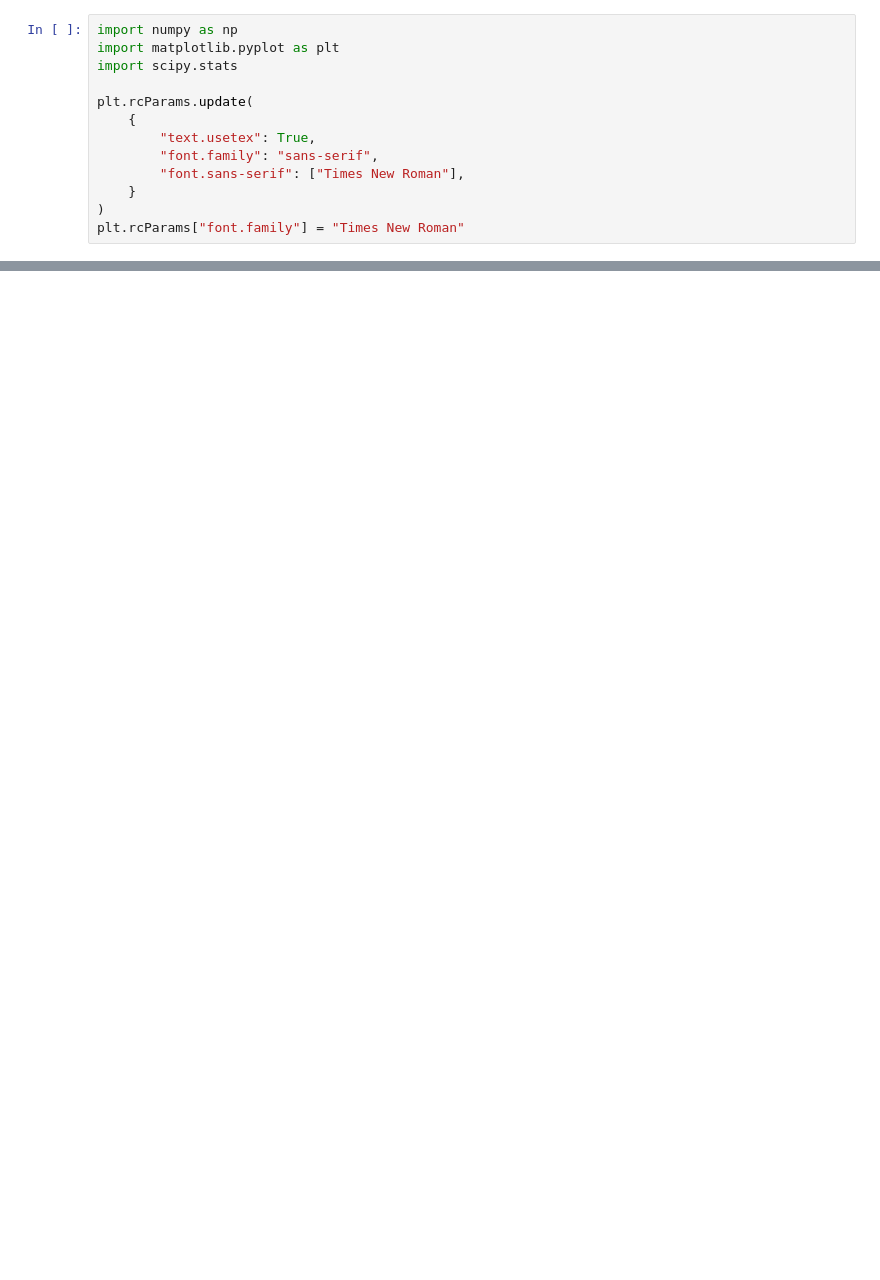
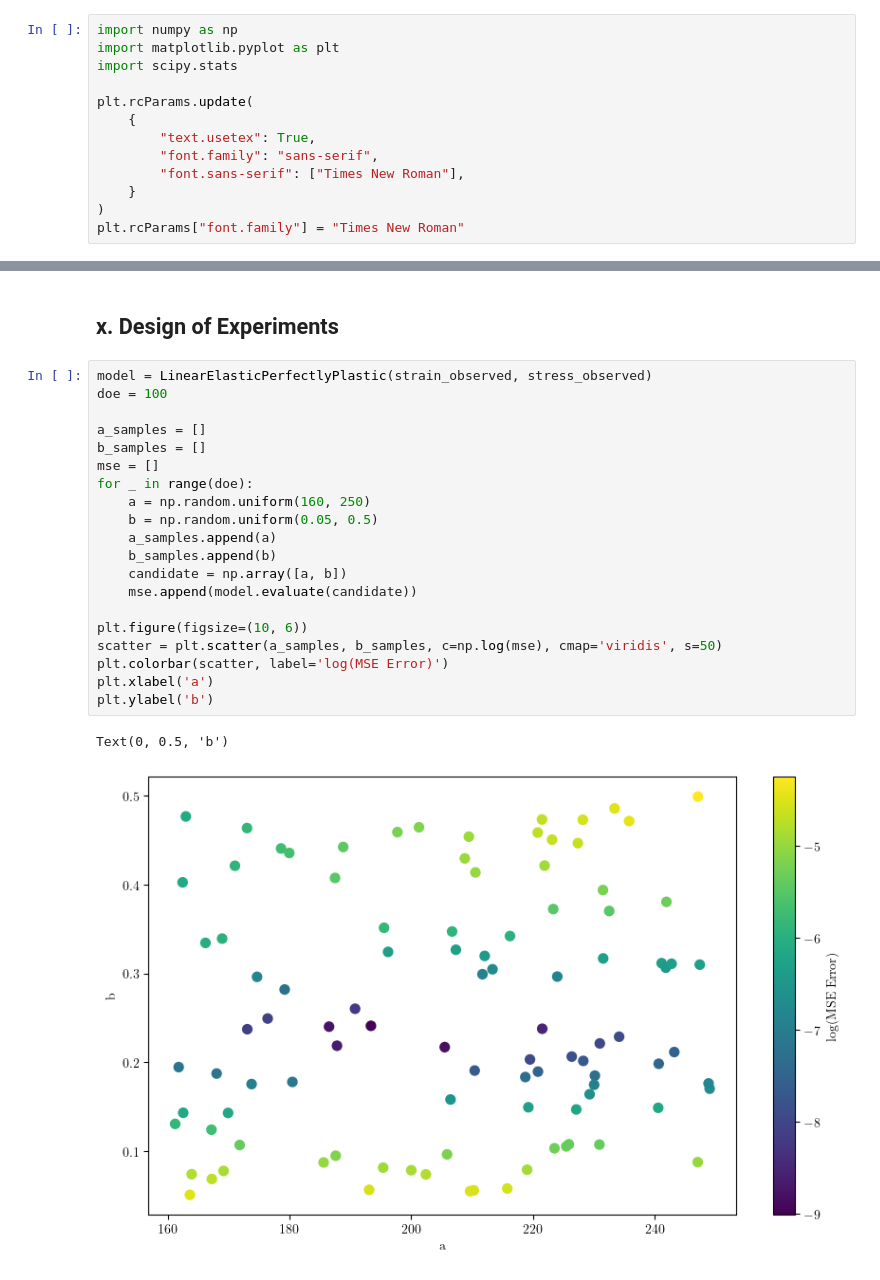
Before and after one commit to mark-hobbs/articles, a Jupyter notebook: model-calibration/model-calibration-toy.ipynb, the cells around one changed output, grey strips where cells are left out. Drawn from its saved outputs; the diff is of its cells as text; blank space fills up the shorter version.

```diff
--- a/model-calibration/model-calibration-toy.ipynb
+++ b/model-calibration/model-calibration-toy.ipynb
@@ -114,0 +163,25 @@ plt.tight_layout()
+# %% [markdown]
+## x. Design of Experiments
+# %%
+model = LinearElasticPerfectlyPlastic(strain_observed, stress_observed)
+doe = 100
+
+a_samples = []
+b_samples = []
+mse = []
+for _ in range(doe):
+    a = np.random.uniform(160, 250)
+    b = np.random.uniform(0.05, 0.5)
+    a_samples.append(a)
+    b_samples.append(b)
+    candidate = np.array([a, b])
+    mse.append(model.evaluate(candidate))
+
+plt.figure(figsize=(10, 6))
+scatter = plt.scatter(a_samples, b_samples, c=np.log(mse), cmap='viridis', s=50)
+plt.colorbar(scatter, label='log(MSE Error)')
+plt.xlabel('a')
+plt.ylabel('b')
+# %% [output]
+Text(0, 0.5, 'b')
+[figure, added]
```
Also changed, not shown: parts of 48 cells of this notebook.
